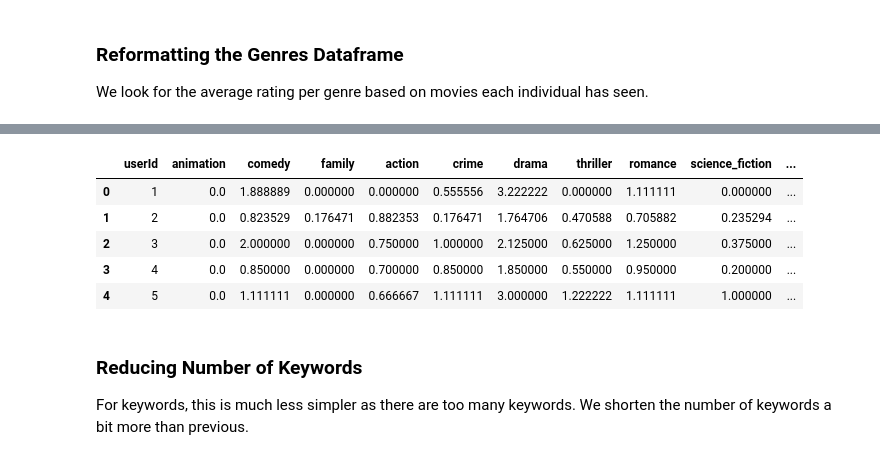
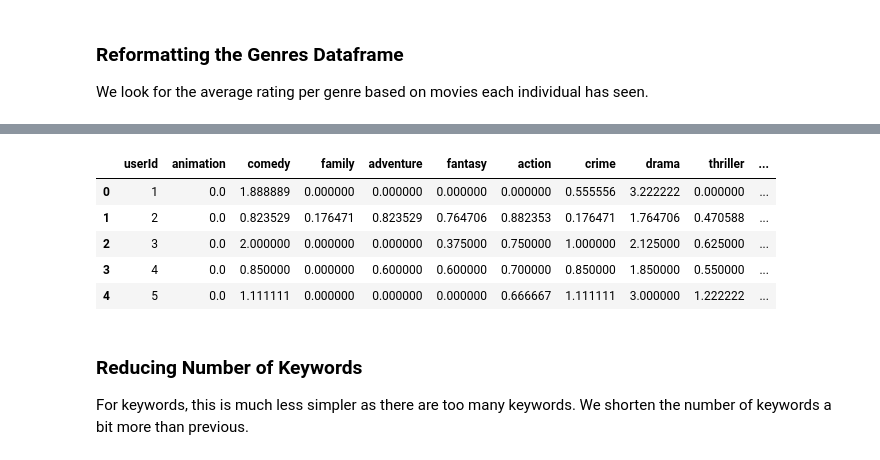
Before and after one commit to kunhwiko/Movie_Recommendation, a Jupyter notebook: src/CIS545_Group_Project.ipynb, the cells around one changed output, grey strips where cells are left out. Cells and saved outputs as stored; diff of their text form; code cells hidden in the pictures.

Commit message:
bug fix genres dataframe

```diff
--- a/src/CIS545_Group_Project.ipynb
+++ b/src/CIS545_Group_Project.ipynb
@@ -480,27 +514,28 @@ We look for the average rating per genre based on movies each individual has see
 # %%
 genres_df.drop(columns=['rating','genres'], inplace=True)
 
 query = '''
 select userId, avg("Animation") as animation, avg("Comedy") as comedy,
-avg("Family") as family, avg("Action") as action, avg("Crime") as crime,
-avg("Drama") as drama, avg("Thriller") as thriller, avg("Romance") as romance,
-avg("Science Fiction") as science_fiction, avg(Mystery) as mystery,
-avg("Music") as music, avg("Horror") as horror, avg("War") as war,
-avg("Documentary") as documentary, avg("Western") as western,
-avg("Foreign") as 'foreign', avg("TV Movie") as tv_movie
+avg("Family") as family, avg("Adventure") as adventure, avg("Fantasy") as fantasy,
+avg("Action") as action, avg("Crime") as crime, avg("Drama") as drama,
+avg("Thriller") as thriller, avg("Romance") as romance,
+avg("Science Fiction") as 'science fiction', avg(Mystery) as mystery,
+avg("Music") as music, avg("Horror") as horror, avg("History") as history,
+avg("War") as war, avg("Documentary") as documentary, avg("Western") as western,
+avg("Foreign") as 'foreign', avg("TV Movie") as 'tv movie'
 from genres_df
 group by userId
 '''
 
 genres_df = ps.sqldf(query, locals())
 genres_df.head()
 # %% [output]
-|  | userId | animation | comedy | family | action | crime | drama | thriller | romance | science_fiction | ... |
-| 0 | 1 | 0.0 | 1.888889 | 0.000000 | 0.000000 | 0.555556 | 3.222222 | 0.000000 | 1.111111 | 0.000000 | ... |
-| 1 | 2 | 0.0 | 0.823529 | 0.176471 | 0.882353 | 0.176471 | 1.764706 | 0.470588 | 0.705882 | 0.235294 | ... |
-| 2 | 3 | 0.0 | 2.000000 | 0.000000 | 0.750000 | 1.000000 | 2.125000 | 0.625000 | 1.250000 | 0.375000 | ... |
-| 3 | 4 | 0.0 | 0.850000 | 0.000000 | 0.700000 | 0.850000 | 1.850000 | 0.550000 | 0.950000 | 0.200000 | ... |
-| 4 | 5 | 0.0 | 1.111111 | 0.000000 | 0.666667 | 1.111111 | 3.000000 | 1.222222 | 1.111111 | 1.000000 | ... |
+|  | userId | animation | comedy | family | adventure | fantasy | action | crime | drama | thriller | ... |
+| 0 | 1 | 0.0 | 1.888889 | 0.000000 | 0.000000 | 0.000000 | 0.000000 | 0.555556 | 3.222222 | 0.000000 | ... |
+| 1 | 2 | 0.0 | 0.823529 | 0.176471 | 0.823529 | 0.764706 | 0.882353 | 0.176471 | 1.764706 | 0.470588 | ... |
+| 2 | 3 | 0.0 | 2.000000 | 0.000000 | 0.000000 | 0.375000 | 0.750000 | 1.000000 | 2.125000 | 0.625000 | ... |
+| 3 | 4 | 0.0 | 0.850000 | 0.000000 | 0.600000 | 0.600000 | 0.700000 | 0.850000 | 1.850000 | 0.550000 | ... |
+| 4 | 5 | 0.0 | 1.111111 | 0.000000 | 0.000000 | 0.000000 | 0.666667 | 1.111111 | 3.000000 | 1.222222 | ... |
 # %% [markdown]
 ### **Reducing Number of Keywords**
 
```
Also changed, not shown: parts of 21 cells of this notebook.
